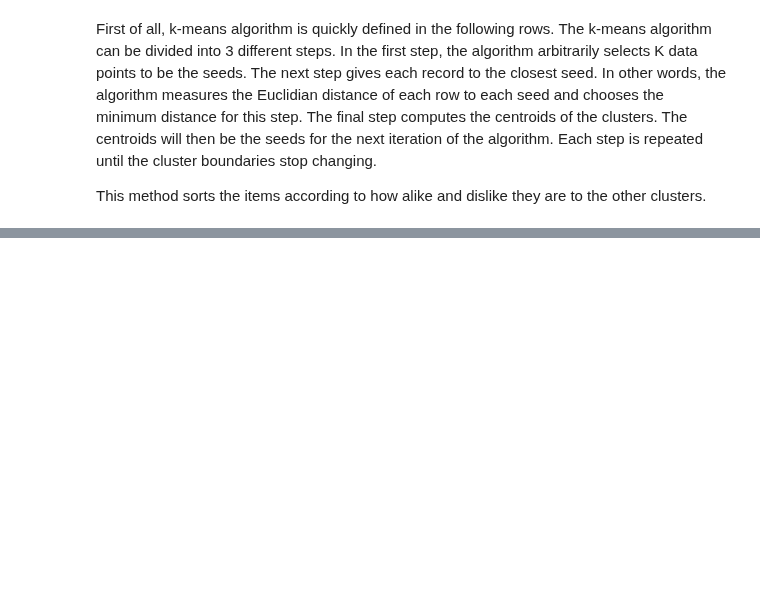
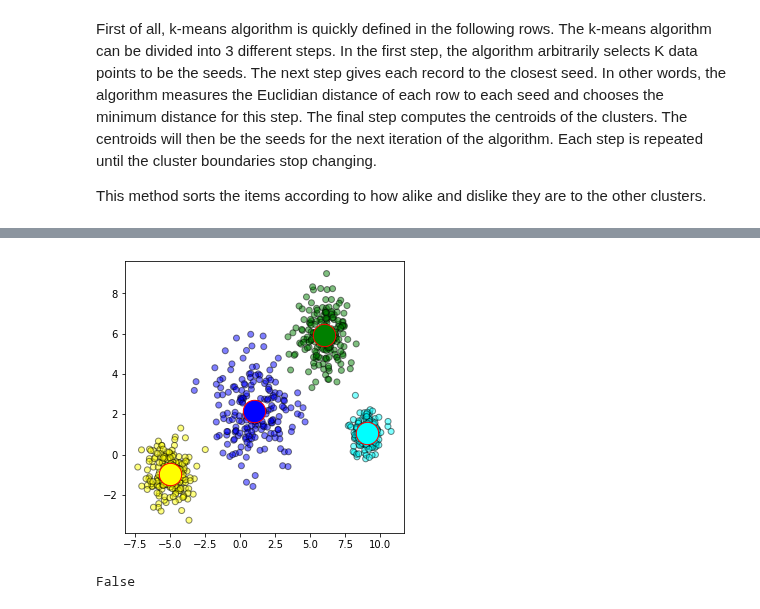
Before and after one commit to fracomp/datascience, a Jupyter notebook: Portfolio 3.ipynb, the cells around one changed output, grey strips where cells are left out. Drawn from its saved outputs; the diff is of its cells as text; code cells hidden in the pictures; blank space fills up the shorter version.

```diff
--- a/Portfolio 3.ipynb
+++ b/Portfolio 3.ipynb
@@ -52,6 +52,7 @@ This part of portfolio should contain at least:
 # %%
 #Set the random seed to 6.
 np.random.seed(6)
+colmap = {0: "green", 1: "blue", 2: "yellow", 3: "cyan"}
 
 k=4 #number of clusters
 
@@ -73,0 +77,8 @@ This method sorts the items according to how alike and dislike they are to the o
+# %%
+#Arranging the random centers into a dictionary
+centroids = dict()
+for i in range(len(centers)):
+    centroids[i] = [centers[i][0], centers[i][1]]
+
+#creating a dataframe with all the datapoints
+df = pd.DataFrame(data, columns = ["x","y"])
@@ -74,7 +87,9 @@ This method sorts the items according to how alike and dislike they are to the o
 # %%
-def assignment(df, centroids):
+def allocation(df, centroids):
+    '''this function has the initial dataframe and centroids as input and return
+       a dataframe where each point is allocate'''
     for i in centroids.keys():
-        # sqrt((x1 - x2)^2 - (y1 - y2)^2)
+
         df['distance_from_{}'.format(i)] = (
             np.sqrt(
                 (df['x'] - centroids[i][0]) ** 2
@@ -87,12 +102,4 @@ def assignment(df, centroids):
     df['color'] = df['closest'].map(lambda x: colmap[x])
     return df
 
-df = assignment(df, centroids)
-print(df.head())
-
-fig = plt.figure(figsize=(5, 5))
-plt.scatter(df['x'], df['y'], color=df['color'], alpha=0.5, edgecolor='k')
-for i in centroids.keys():
-    plt.scatter(*centroids[i], color=colmap[i], edgecolor = "r", s = 500)
-
-plt.show()
+df = allocation(df, centroids)
@@ -182,0 +229,21 @@ print(centroids == old_centroids)
+# %%
+old_centroids = copy.deepcopy(centroids)
+df = assignment(df, centroids)
+centroids = update(centroids)
+
+fig = plt.figure(figsize=(5, 5))
+ax = plt.axes()
+plt.scatter(df['x'], df['y'], color=df['color'], alpha=0.5, edgecolor='k')
+for i in centroids.keys():
+    plt.scatter(*centroids[i], color=colmap[i], edgecolor = "r", s = 500)
+for i in old_centroids.keys():
+    old_x = old_centroids[i][0]
+    old_y = old_centroids[i][1]
+    dx = (centroids[i][0] - old_centroids[i][0]) * 0.75
+    dy = (centroids[i][1] - old_centroids[i][1]) * 0.75
+plt.show()
+
+print(centroids == old_centroids)
+# %% [output]
+[figure, added]
+False
```
Also changed, not shown: parts of 11 cells of this notebook.
